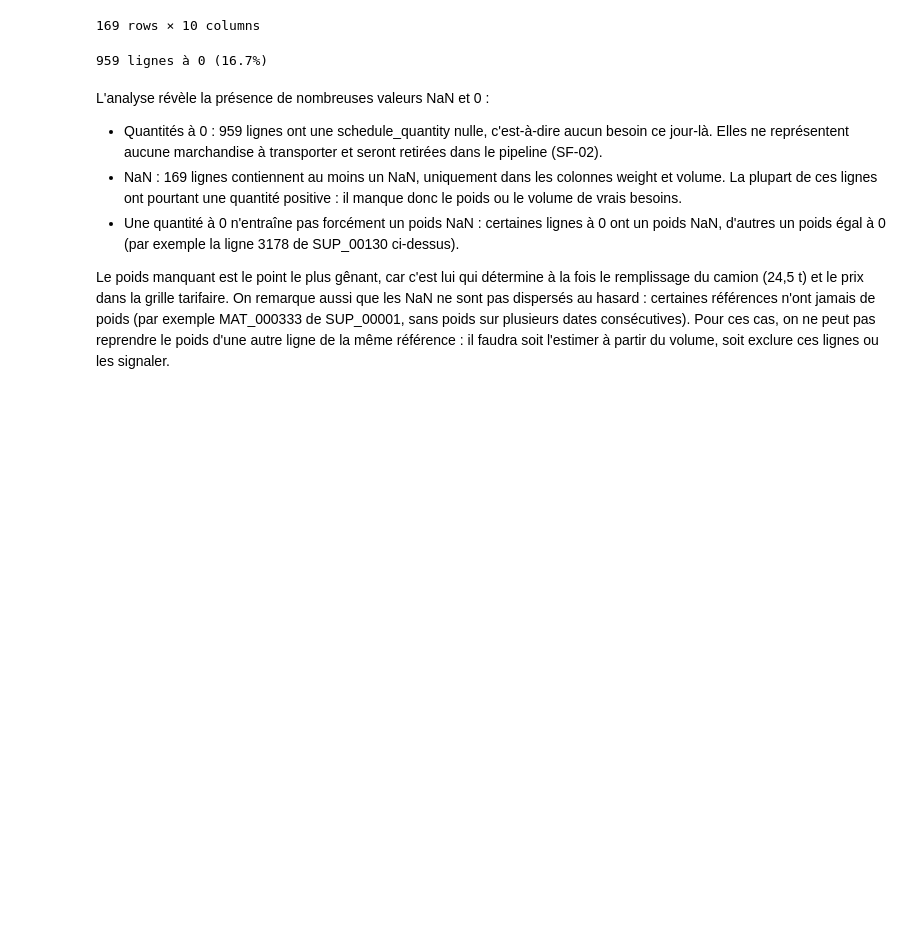
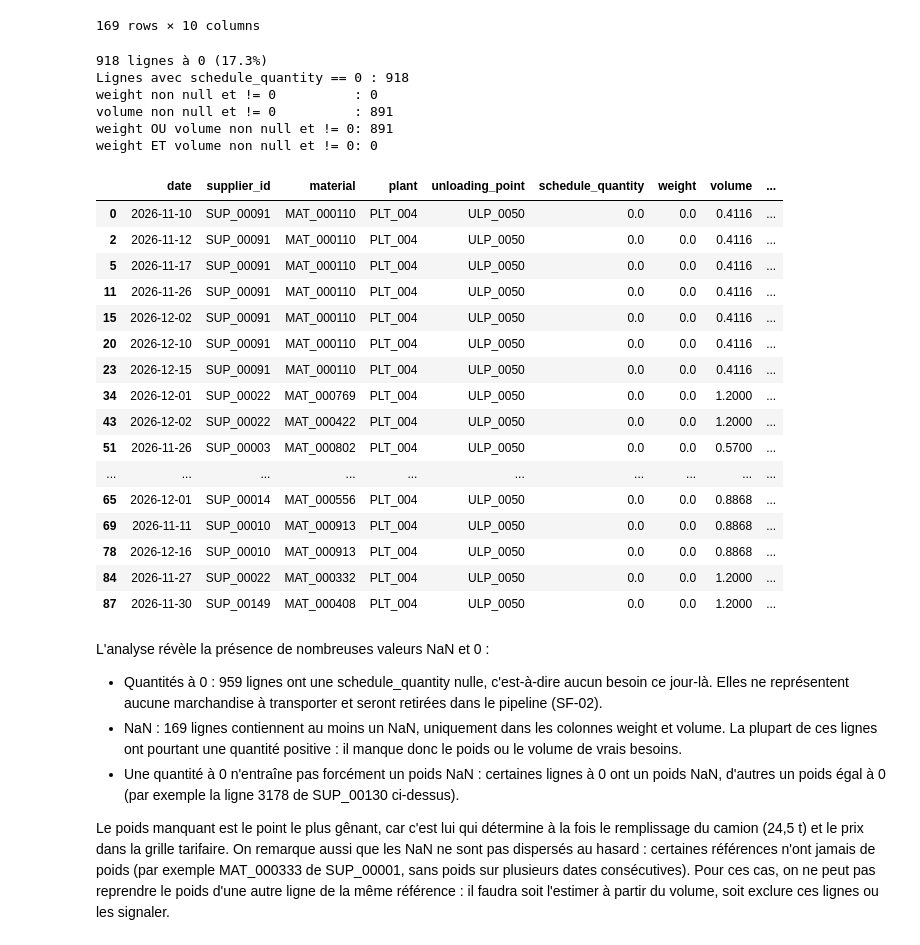
Before and after one commit to TheKingL/fast-n-fourgon, a Jupyter notebook: data_analysis/milestone1.ipynb, the cells around one changed output. Saved outputs shown, nothing was run; the diff lists cells and outputs as text; code cells hidden in the pictures; blank space fills up the shorter version.

```diff
--- a/data_analysis/milestone1.ipynb
+++ b/data_analysis/milestone1.ipynb
@@ -94,9 +94,46 @@ schedule[schedule.isna().any(axis=1)]
 # %%
 # Nombre de lignes contenant des quantités à 0
 n = (schedule["schedule_quantity"] == 0).sum()
 print(f"{n} lignes à 0 ({n / len(schedule):.1%})")
+
+zero_qty = schedule[schedule["schedule_quantity"] == 0]
+
+# Valeur renseignée ET différente de 0
+weight_ok = zero_qty["weight"].notna() & (zero_qty["weight"] != 0)
+volume_ok = zero_qty["volume"].notna() & (zero_qty["volume"] != 0)
+
+print(f"Lignes avec schedule_quantity == 0 : {len(zero_qty)}")
+print(f"weight non null et != 0          : {weight_ok.sum()}")
+print(f"volume non null et != 0          : {volume_ok.sum()}")
+print(f"weight OU volume non null et != 0: {(weight_ok | volume_ok).sum()}")
+print(f"weight ET volume non null et != 0: {(weight_ok & volume_ok).sum()}")
+
+# Pour voir les lignes concernées
+zero_qty[weight_ok | volume_ok].head(20)
 # %% [output]
-959 lignes à 0 (16.7%)
+918 lignes à 0 (17.3%)
+Lignes avec schedule_quantity == 0 : 918
+weight non null et != 0          : 0
+volume non null et != 0          : 891
+weight OU volume non null et != 0: 891
+weight ET volume non null et != 0: 0
+|  | date | supplier_id | material | plant | unloading_point | schedule_quantity | weight | volume | ... |
+| 0 | 2026-11-10 | SUP_00091 | MAT_000110 | PLT_004 | ULP_0050 | 0.0 | 0.0 | 0.4116 | ... |
+| 2 | 2026-11-12 | SUP_00091 | MAT_000110 | PLT_004 | ULP_0050 | 0.0 | 0.0 | 0.4116 | ... |
+| 5 | 2026-11-17 | SUP_00091 | MAT_000110 | PLT_004 | ULP_0050 | 0.0 | 0.0 | 0.4116 | ... |
+| 11 | 2026-11-26 | SUP_00091 | MAT_000110 | PLT_004 | ULP_0050 | 0.0 | 0.0 | 0.4116 | ... |
+| 15 | 2026-12-02 | SUP_00091 | MAT_000110 | PLT_004 | ULP_0050 | 0.0 | 0.0 | 0.4116 | ... |
+| 20 | 2026-12-10 | SUP_00091 | MAT_000110 | PLT_004 | ULP_0050 | 0.0 | 0.0 | 0.4116 | ... |
+| 23 | 2026-12-15 | SUP_00091 | MAT_000110 | PLT_004 | ULP_0050 | 0.0 | 0.0 | 0.4116 | ... |
+| 34 | 2026-12-01 | SUP_00022 | MAT_000769 | PLT_004 | ULP_0050 | 0.0 | 0.0 | 1.2000 | ... |
+| 43 | 2026-12-02 | SUP_00022 | MAT_000422 | PLT_004 | ULP_0050 | 0.0 | 0.0 | 1.2000 | ... |
+| 51 | 2026-11-26 | SUP_00003 | MAT_000802 | PLT_004 | ULP_0050 | 0.0 | 0.0 | 0.5700 | ... |
+| ... | ... | ... | ... | ... | ... | ... | ... | ... | ... |
+| 65 | 2026-12-01 | SUP_00014 | MAT_000556 | PLT_004 | ULP_0050 | 0.0 | 0.0 | 0.8868 | ... |
+| 69 | 2026-11-11 | SUP_00010 | MAT_000913 | PLT_004 | ULP_0050 | 0.0 | 0.0 | 0.8868 | ... |
+| 78 | 2026-12-16 | SUP_00010 | MAT_000913 | PLT_004 | ULP_0050 | 0.0 | 0.0 | 0.8868 | ... |
+| 84 | 2026-11-27 | SUP_00022 | MAT_000332 | PLT_004 | ULP_0050 | 0.0 | 0.0 | 1.2000 | ... |
+| 87 | 2026-11-30 | SUP_00149 | MAT_000408 | PLT_004 | ULP_0050 | 0.0 | 0.0 | 1.2000 | ... |
 # %% [markdown]
 L'analyse révèle la présence de nombreuses valeurs NaN et 0 :
 
```
